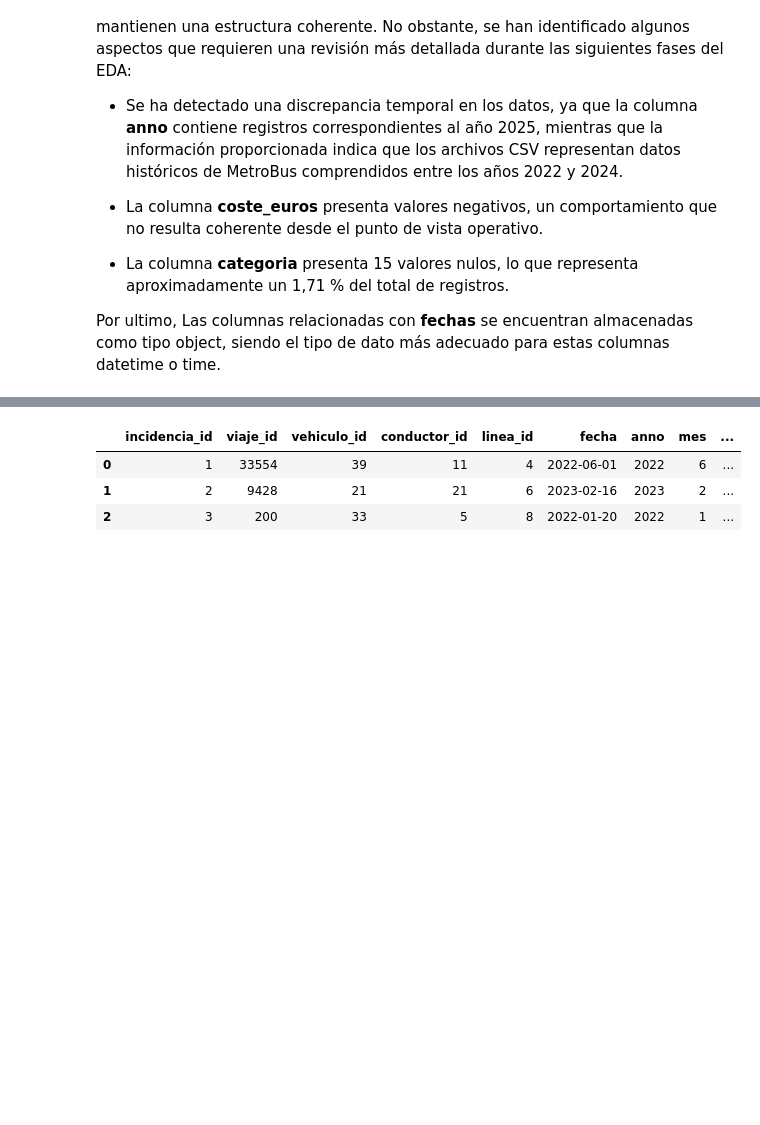
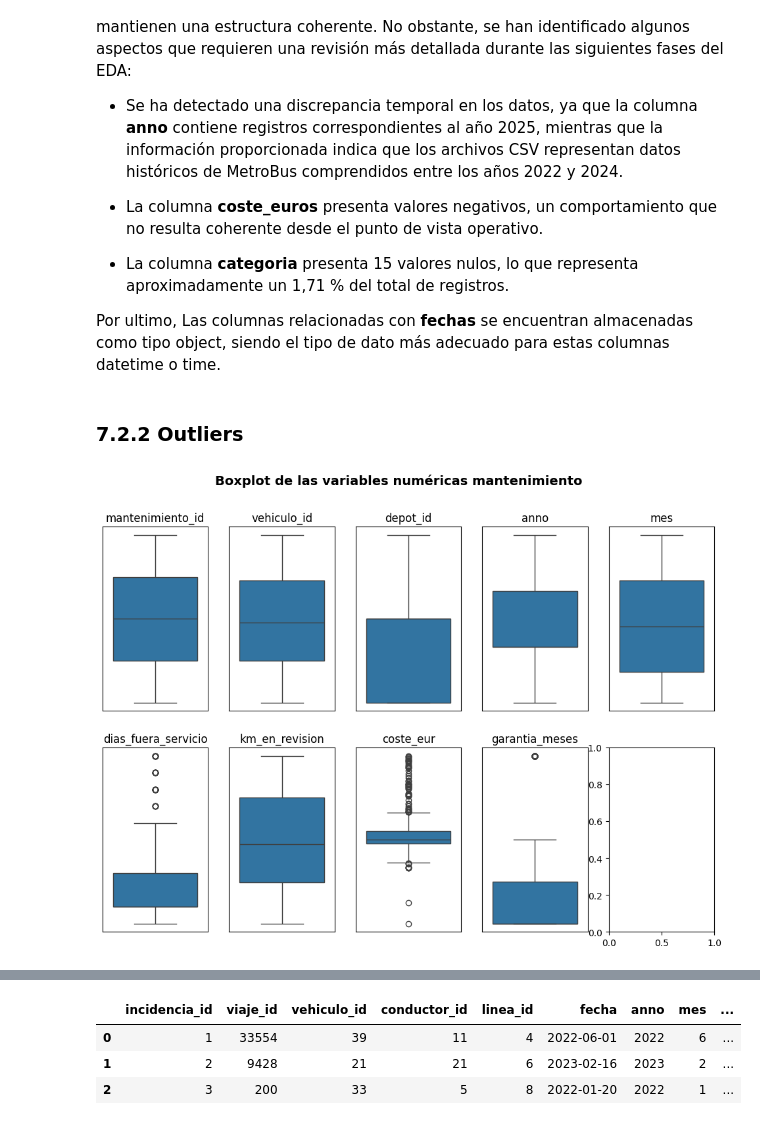
Before and after one commit to Arevaliis/metrobus-data-analytics, a Jupyter notebook: notebooks/01_eda.ipynb, the cells around one changed output, grey strips where cells are left out. Saved outputs shown, nothing was run; the diff lists cells and outputs as text; code cells hidden in the pictures; blank space fills up the shorter version.

```diff
--- a/notebooks/01_eda.ipynb
+++ b/notebooks/01_eda.ipynb
@@ -587,3 +561,9 @@ El análisis de los metadatos del DataFrame df_mantenimiento permite concluir qu
 * La columna **categoria** presenta 15 valores nulos, lo que representa aproximadamente un 1,71 % del total de registros.
 
 Por ultimo, Las columnas relacionadas con **fechas** se encuentran almacenadas como tipo object, siendo el tipo de dato más adecuado para estas columnas datetime o time.
+# %% [markdown]
+### **7.2.2 Outliers**
+# %%
+crear_boxplot_general(df_mantenimientos.select_dtypes(include="number"), 5, "mantenimiento")
+# %% [output]
+[figure, added]
```
Also changed, not shown: parts of 70 cells of this notebook.
